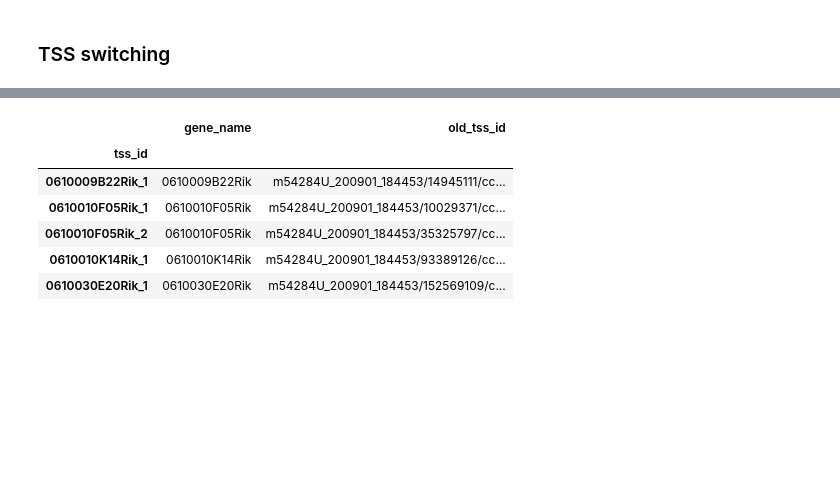
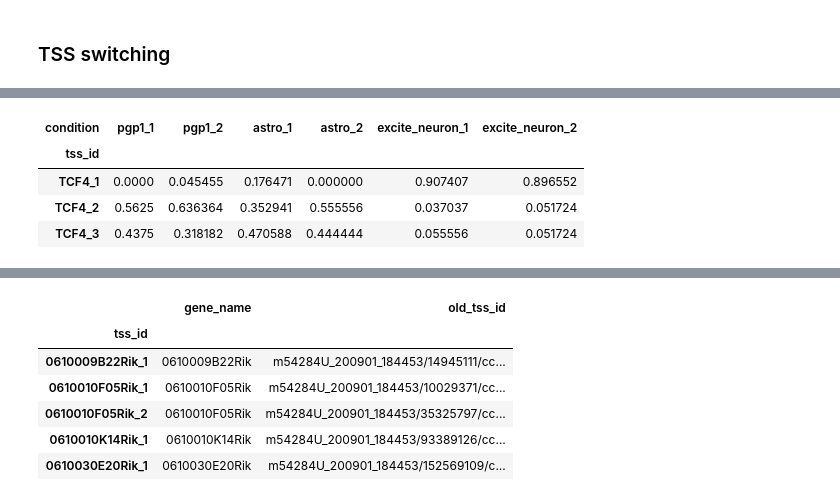
Before and after one commit to fairliereese/210413_pgp1, a Jupyter notebook: pgp1_lr.ipynb, the cells around one changed output, grey strips where cells are left out. Cells and saved outputs as stored; diff of their text form; code cells hidden in the pictures; blank space fills up the shorter version.

```diff
--- a/pgp1_lr.ipynb
+++ b/pgp1_lr.ipynb
@@ -608,3 +622,12 @@ TCF4_3     0.318182
+# %%
+tss_df = tss_df[groups]
+tss_df.head()
+# %% [output]
+| condition | pgp1_1 | pgp1_2 | astro_1 | astro_2 | excite_neuron_1 | excite_neuron_2 |
+| tss_id |  |  |  |  |  |  |
+| TCF4_1 | 0.0000 | 0.045455 | 0.176471 | 0.000000 | 0.907407 | 0.896552 |
+| TCF4_2 | 0.5625 | 0.636364 | 0.352941 | 0.555556 | 0.037037 | 0.051724 |
+| TCF4_3 | 0.4375 | 0.318182 | 0.470588 | 0.444444 | 0.055556 | 0.051724 |
 # %%
 ann = sc.read('/Users/fairliereese/mortazavi_lab/data/2021_c2c12/processing/scanpy/sc_tss_raw.h5ad')
 # %%
```
Also changed, not shown: parts of 6 cells of this notebook.
